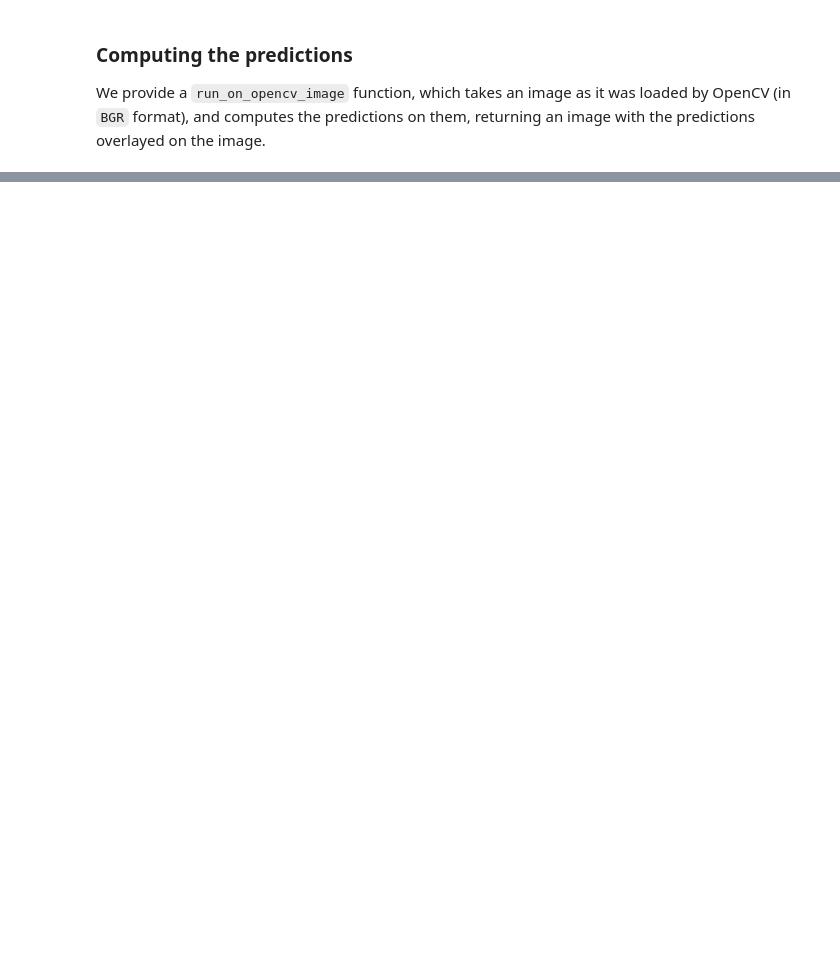
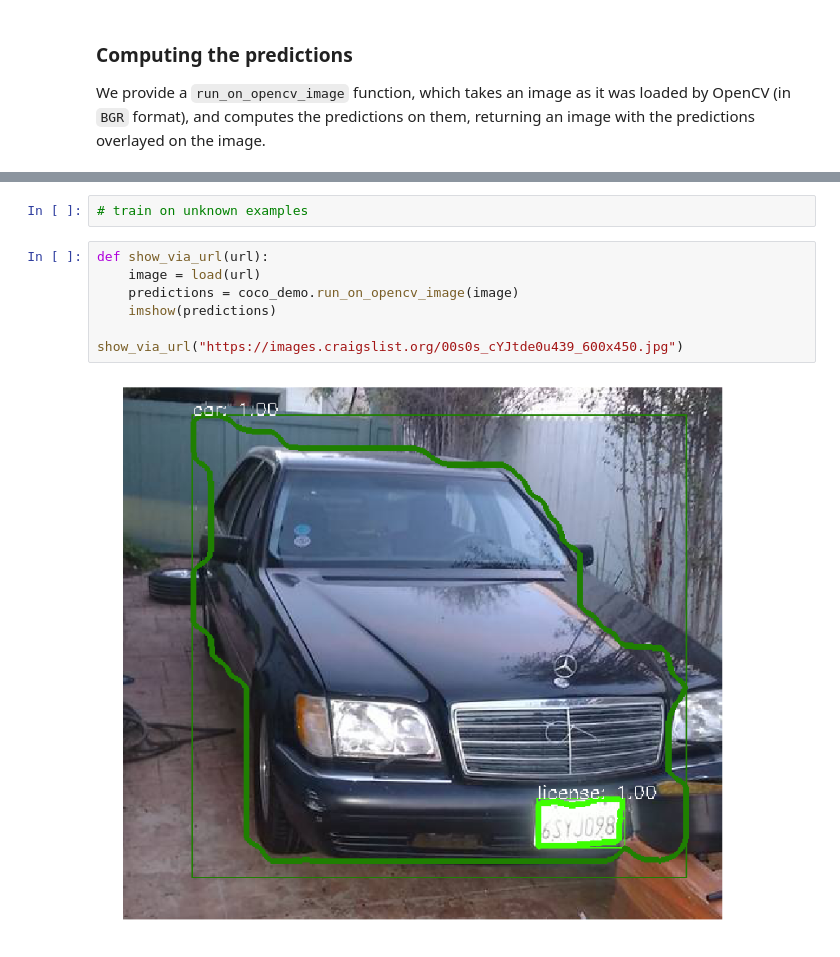
Before and after one commit to aaronlelevier/maskrcnn-benchmark, a Jupyter notebook: demo/Mask_R-CNN_demo.ipynb, the cells around one changed output, grey strips where cells are left out. Cells and saved outputs as stored; diff of their text form; blank space fills up the shorter version.

```diff
--- a/demo/Mask_R-CNN_demo.ipynb
+++ b/demo/Mask_R-CNN_demo.ipynb
@@ -95,0 +104,11 @@ imshow(predictions)
+# %%
+# train on unknown examples
+# %%
+def show_via_url(url):
+    image = load(url)
+    predictions = coco_demo.run_on_opencv_image(image)
+    imshow(predictions)
+
+show_via_url("https://images.craigslist.org/00s0s_cYJtde0u439_600x450.jpg")
+# %% [output]
+[figure, added]
```
Also changed, not shown: parts of 8 cells of this notebook.
